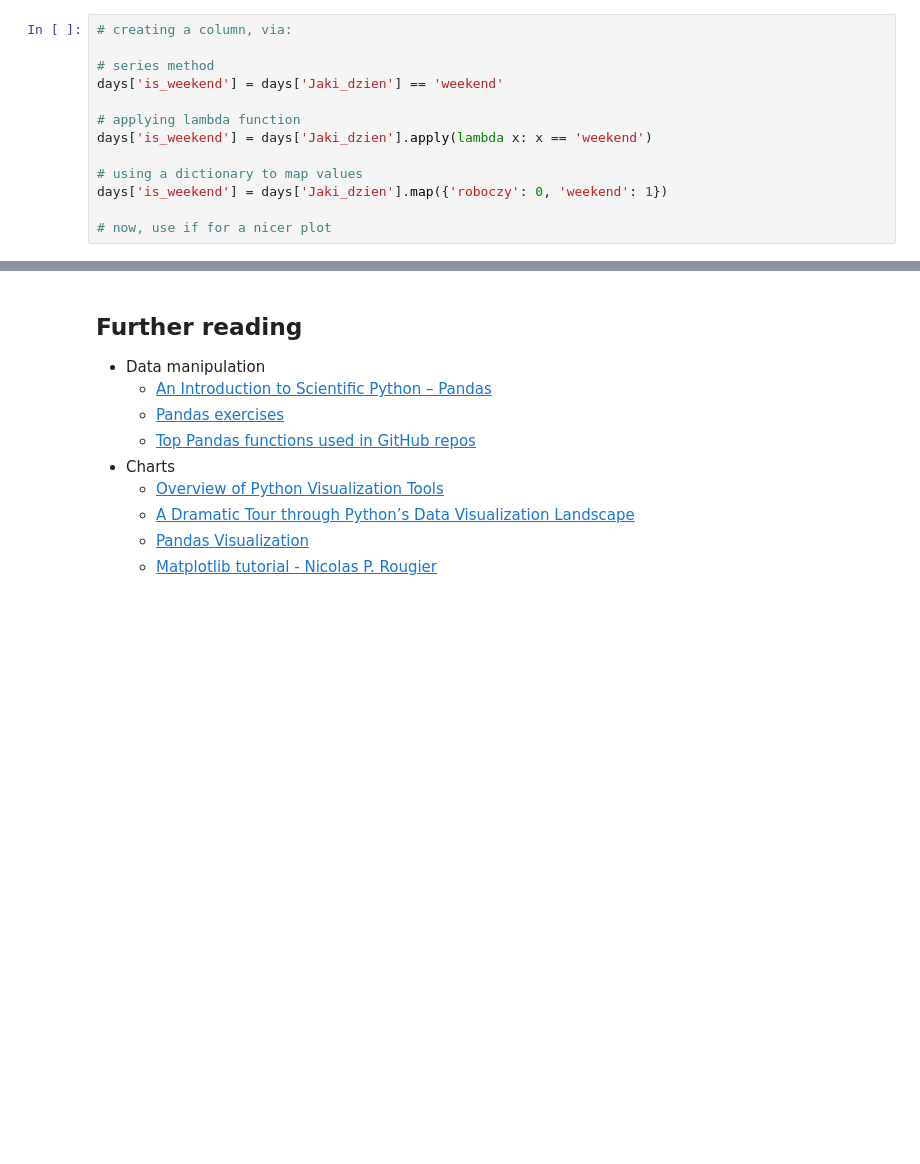
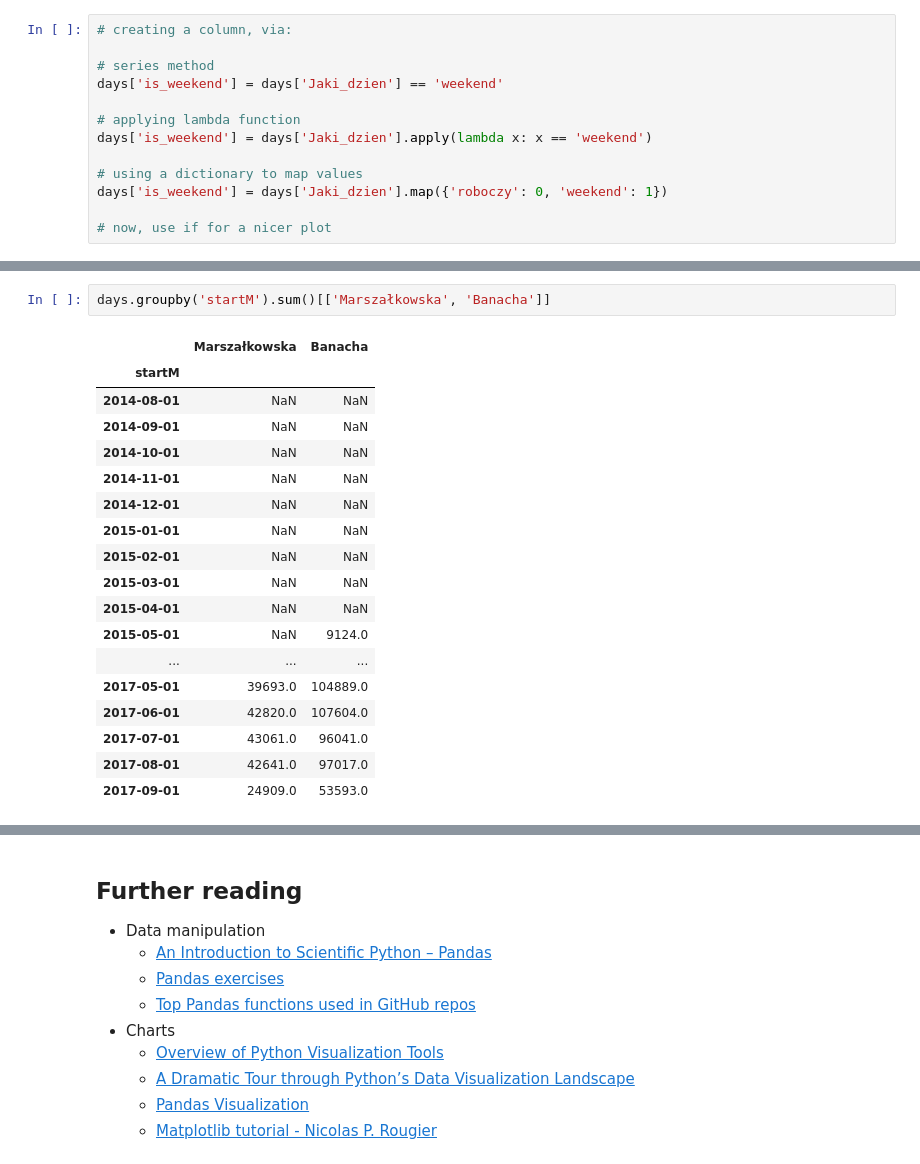
Before and after one commit to stared/uw-ml-python-2017, a Jupyter notebook: 2_data_exploration.ipynb, the cells around one changed output, grey strips where cells are left out. Drawn from its saved outputs; the diff is of its cells as text; blank space fills up the shorter version.

```diff
--- a/2_data_exploration.ipynb
+++ b/2_data_exploration.ipynb
@@ -132,2 +297,23 @@ sns.factorplot(data=days.fillna(0),
+# %%
+days.groupby('startM').sum()[['Marszałkowska', 'Banacha']]
+# %% [output]
+|  | Marszałkowska | Banacha |
+| startM |  |  |
+| 2014-08-01 | NaN | NaN |
+| 2014-09-01 | NaN | NaN |
+| 2014-10-01 | NaN | NaN |
+| 2014-11-01 | NaN | NaN |
+| 2014-12-01 | NaN | NaN |
+| 2015-01-01 | NaN | NaN |
+| 2015-02-01 | NaN | NaN |
+| 2015-03-01 | NaN | NaN |
+| 2015-04-01 | NaN | NaN |
+| 2015-05-01 | NaN | 9124.0 |
+| ... | ... | ... |
+| 2017-05-01 | 39693.0 | 104889.0 |
+| 2017-06-01 | 42820.0 | 107604.0 |
+| 2017-07-01 | 43061.0 | 96041.0 |
+| 2017-08-01 | 42641.0 | 97017.0 |
+| 2017-09-01 | 24909.0 | 53593.0 |
 # %%
 # SQL-like operations
```
Also changed, not shown: parts of 27 cells of this notebook, 8 other files.
